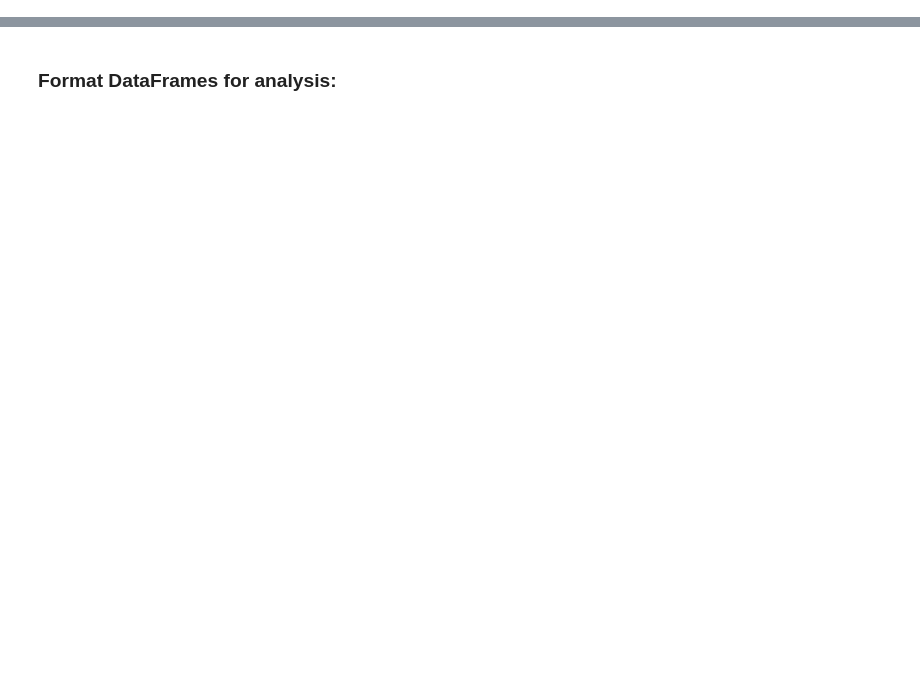
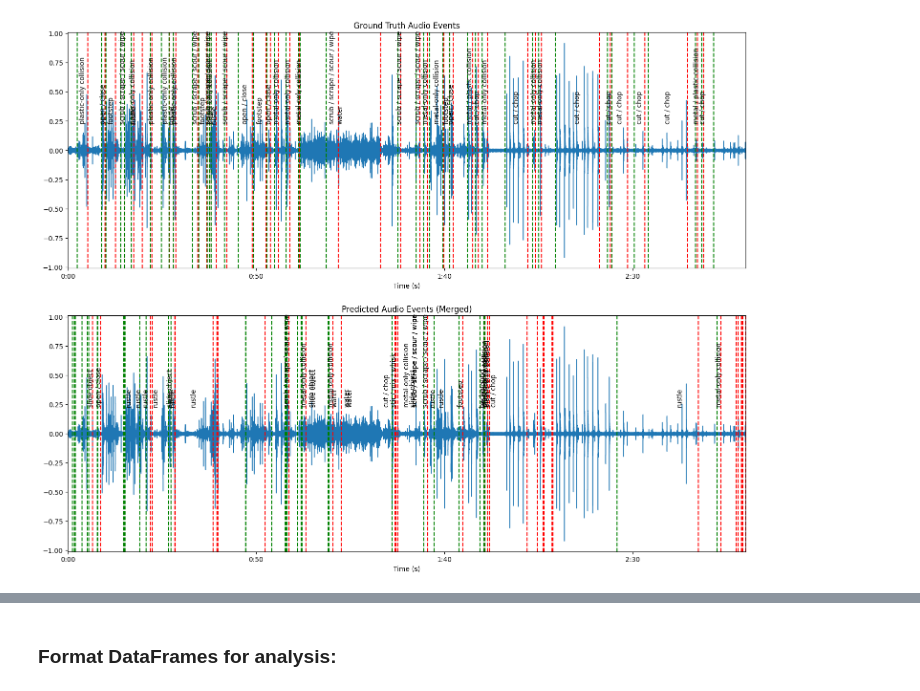
Before and after one commit to arjunrs1/epic-sounds-annotations, a Jupyter notebook: src/scripts/single_video_audio_visualization.ipynb, the cells around one changed output, grey strips where cells are left out. Saved outputs shown, nothing was run; the diff lists cells and outputs as text; code cells hidden in the pictures; blank space fills up the shorter version.

```diff
--- a/src/scripts/single_video_audio_visualization.ipynb
+++ b/src/scripts/single_video_audio_visualization.ipynb
@@ -66,0 +90,3 @@ with open('/vision/asomaya1/epic-sounds-annotations/annotation_mapping.pkl', 'rb
+# %%
+audio_annotations_train = pd.read_pickle(audio_annotations_train_file)
+audio_annotations_val = pd.read_pickle(audio_annotations_val_file)
@@ -66,0 +238,47 @@ with open('/vision/asomaya1/epic-sounds-annotations/annotation_mapping.pkl', 'rb
+# %%
+fig, axs = plt.subplots(2, 1, figsize=(15, 12))
+
+# Plot 1
+librosa.display.waveshow(audio, sr=sr, ax=axs[0])
+axs[0].set_title('Ground Truth Audio Events')
+
+for _, row in audio_annotations_gt.iterrows():
+    mid_point = (row['start_seconds'] + row['stop_seconds']) / 2
+    axs[0].annotate(row['class'],
+                 (mid_point, 0),
+                 textcoords="offset points",
+                 xytext=(0, 40),  # Position text below the waveform
+                 ha='center',
+                 va='bottom',
+                 rotation=90)  # Vertical text for clarity
+    axs[0].axvline(x=row['start_seconds'], color='green', linestyle='--')  # Start of the segment
+    axs[0].axvline(x=row['stop_seconds'], color='red', linestyle='--')  # End of the segment
+
+# Finalize plot 1
+axs[0].set_xlabel('Time (s)')
+axs[0].set_xlim([0, N])
+
+# Plot 2
+librosa.display.waveshow(audio, sr=sr, ax=axs[1])
+axs[1].set_title('Predicted Audio Events (Merged)')
+
+for pred, start, end in zip(unique_predictions, start_times, end_times):
+    mid_point = (start + end) / 2
+    axs[1].annotate(class_mapping[pred][0],
+                     (mid_point, 0),
+                     textcoords="offset points",
+                     xytext=(0, 40),
+                     ha='center',
+                     va='bottom',
+                     rotation=90)
+    axs[1].axvline(x=start, color='green', linestyle='--')
+    axs[1].axvline(x=end, color='red', linestyle='--')
+
+# Finalize plot 2
+axs[1].set_xlabel('Time (s)')
+axs[1].set_xlim([0, N])
+
+plt.tight_layout()
+plt.show()
+# %% [output]
+[figure, added]
```
Also changed, not shown: parts of 39 cells of this notebook, 8 other files.
